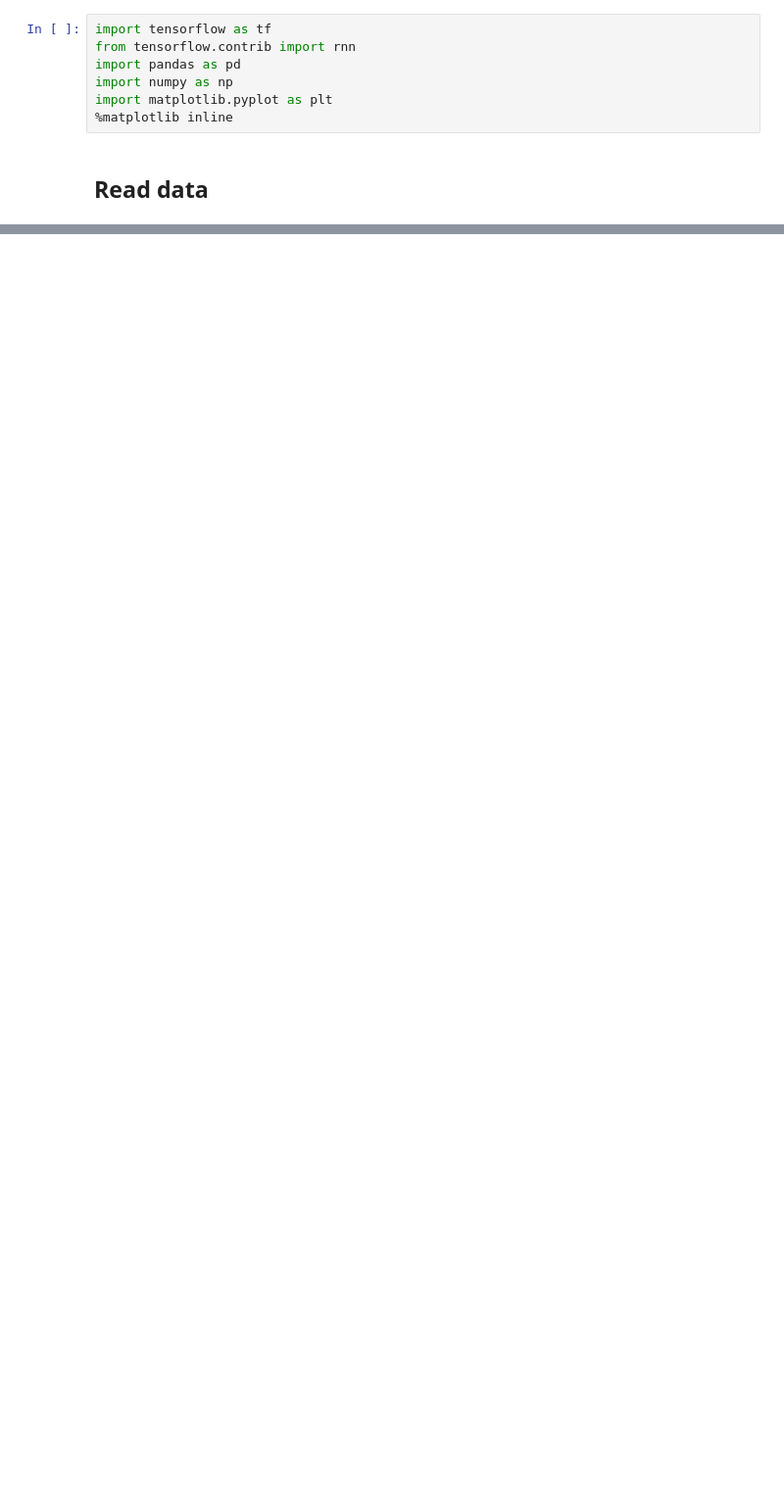
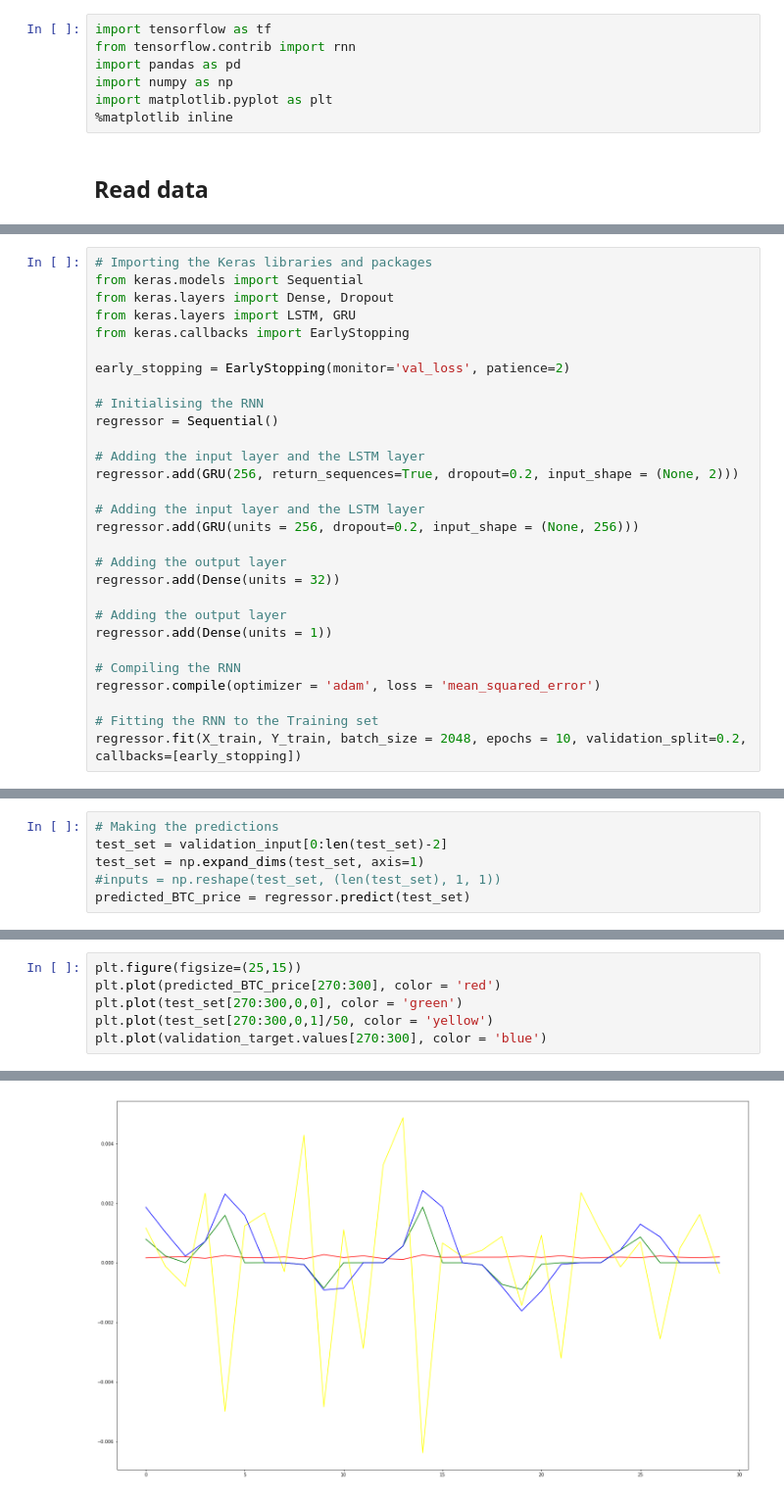
Before and after one commit to dnhkng/DeepSHIT, a Jupyter notebook: DeepSHIT.ipynb, the cells around one changed output, grey strips where cells are left out. Shown: that part at 98% size. Saved outputs shown, nothing was run; the diff lists cells and outputs as text; blank space fills up the shorter version.

```diff
--- a/DeepSHIT.ipynb
+++ b/DeepSHIT.ipynb
@@ -354,0 +142,29 @@ plt.show()
+# %%
+# Importing the Keras libraries and packages
+from keras.models import Sequential
+from keras.layers import Dense, Dropout
+from keras.layers import LSTM, GRU
+from keras.callbacks import EarlyStopping
+
+early_stopping = EarlyStopping(monitor='val_loss', patience=2)
+
+# Initialising the RNN
+regressor = Sequential()
+
+# Adding the input layer and the LSTM layer
+regressor.add(GRU(256, return_sequences=True, dropout=0.2, input_shape = (None, 2)))
+
+# Adding the input layer and the LSTM layer
+regressor.add(GRU(units = 256, dropout=0.2, input_shape = (None, 256)))
+
+# Adding the output layer
+regressor.add(Dense(units = 32))
+
+# Adding the output layer
+regressor.add(Dense(units = 1))
+
+# Compiling the RNN
+regressor.compile(optimizer = 'adam', loss = 'mean_squared_error')
+
+# Fitting the RNN to the Training set
+regressor.fit(X_train, Y_train, batch_size = 2048, epochs = 10, validation_split=0.2, callbacks=[early_stopping])
@@ -354,0 +190,6 @@ plt.show()
+# %%
+# Making the predictions
+test_set = validation_input[0:len(test_set)-2]
+test_set = np.expand_dims(test_set, axis=1)
+#inputs = np.reshape(test_set, (len(test_set), 1, 1))
+predicted_BTC_price = regressor.predict(test_set)
@@ -354,0 +200,7 @@ plt.show()
+# %%
+plt.figure(figsize=(25,15))
+plt.plot(predicted_BTC_price[270:300], color = 'red')
+plt.plot(test_set[270:300,0,0], color = 'green')
+plt.plot(test_set[270:300,0,1]/50, color = 'yellow')
+plt.plot(validation_target.values[270:300], color = 'blue')
+# %% [output]
@@ -354,0 +208 @@ plt.show()
+[figure, added]
```
Also changed, not shown: parts of 52 cells of this notebook, 1 other file.
